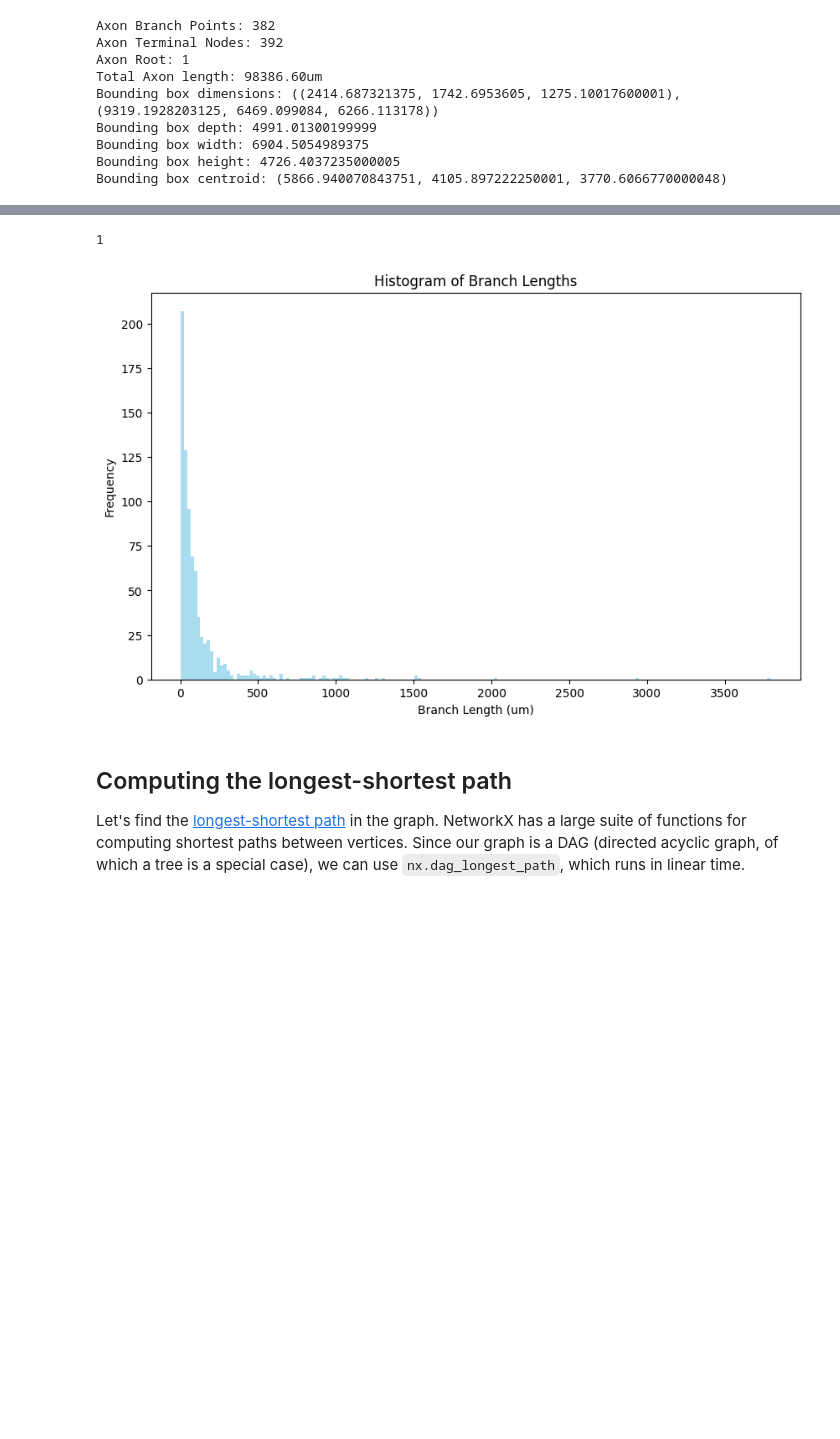
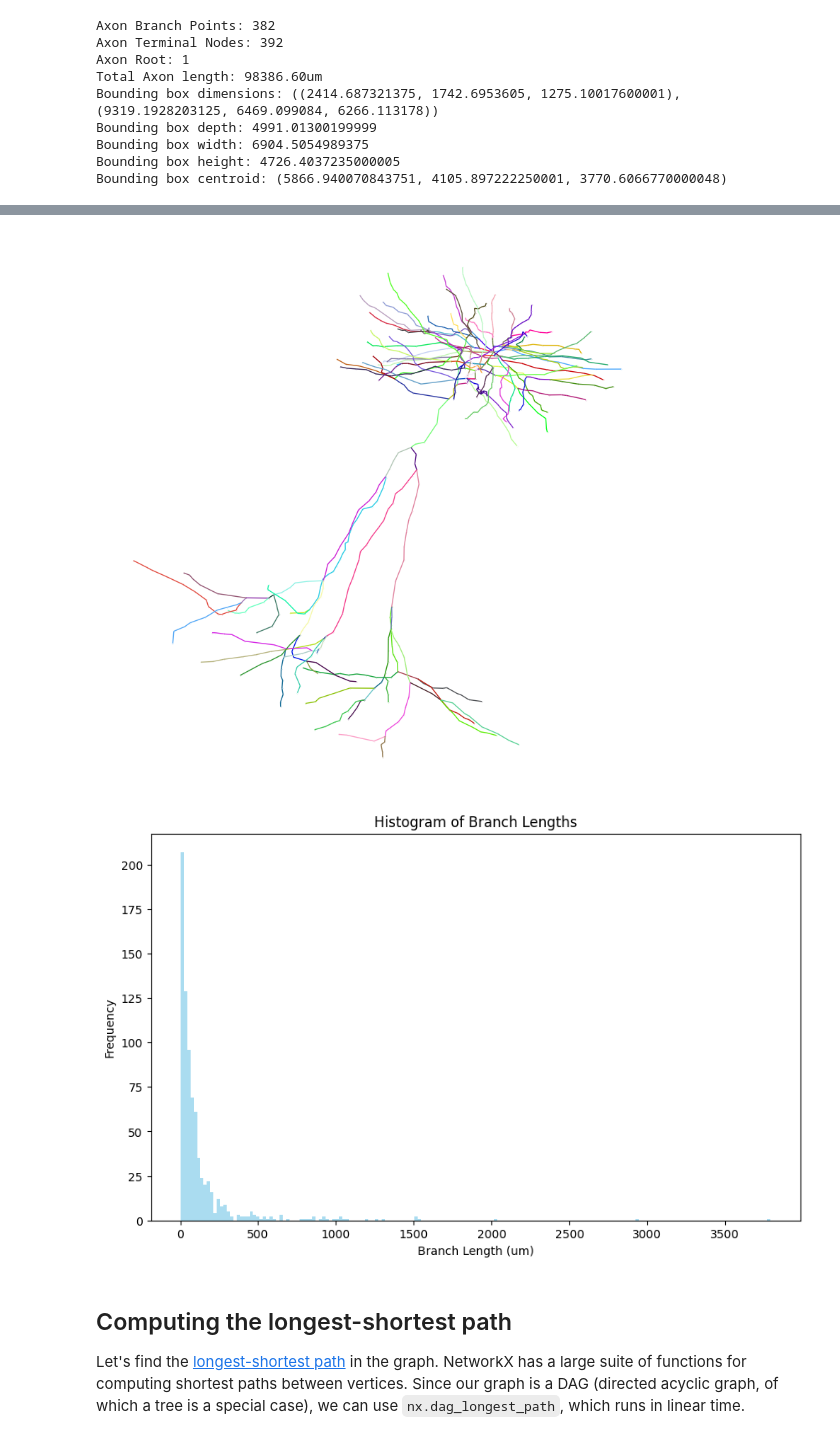
Before and after one commit to AllenNeuralDynamics/CNC-Exaspim-Workshop, a Jupyter notebook: code/networkx.ipynb, the cells around one changed output, grey strips where cells are left out. Cells and saved outputs as stored; diff of their text form; code cells hidden in the pictures; blank space fills up the shorter version.

```diff
--- a/code/networkx.ipynb
+++ b/code/networkx.ipynb
@@ -127,7 +135,7 @@ def json_to_digraph(file_path):
 
     return joined_graph
 # %%
-file_path = "../data/neuron_tracings/mouselight/AA0001.json"
+file_path = "../data/mouselight_reconstructions/AA0001.json"
 
 # Load the neuronal tree into a NetworkX graph
 graph = json_to_digraph(file_path)
@@ -137,7 +145,7 @@ print(list(graph.nodes(data=True))[:3])
 print(list(graph.edges(data=True))[:3])
 
 # basic validation function, which checks
-# if the graph is a directed tree with maximum in-degree equal to 1 (i.e., single root).
+# if the graph is a directed tree with maximum in-degree equal to 1 (i.e., at most one parent per node).
 assert nx.is_arborescence(graph)
 # %% [output]
 [(1, {'pos': (4625.3821881875, 2534.79472175, 2977.33168800001), 'radius': 1, 'structure_id': 1, 'allen_id': 974}), (2, {'pos': (4625.25035225, 2546.07543625, 2966.88777), 'radius': 1, 'structure_id': ...
@@ -397,10 +448,6 @@ Then, we plot a histogram of branch lengths
-# %%
-relevant_nodes = find_branch_points(graph) + find_terminals(graph)
-# %%
-next(graph.predecessors(2))
-# %% [output]
-1
 # %%
+import matplotlib.colors as mcolors
+
 def get_branches(graph):
     """
     Extract branches from the graph by tracing paths backwards from branch points and terminal nodes.
@@ -455,19 +502,51 @@ def calculate_branch_length(branch):
         total_length += edge_data.get('weight', 0.0)  # Add the edge's weight, defaulting to 0 if not present
 
     return total_length
+
+def plot_graph_branches(graph, branches):
+    """
+    Plots the branches of the graph in random colors using the 'pos' attribute of nodes for positioning.
+
+    Parameters:
+    graph (nx.Graph): The graph from which to plot the branches.
+    """
+
+    # Set up the plot
+    plt.figure(figsize=(10, 10))
+
+    # Retrieve positions from the 'pos' attribute of the nodes
+    pos = {node: graph.nodes[node]['pos'][:2] for node in graph.nodes}
+
+    # Generate random colors for each branch
+    colors = [ "#" + ''.join([random.choice('0123456789ABCDEF') for j in range(6)])
+               for _ in range(len(branches)) ]
+
+    for branch, color in zip(branches, colors):
+        # Extract nodes and edges from each branch
+        branch_nodes = {u for u, v, d in branch} | {v for u, v, d in branch}
+        branch_edges = [(u, v) for u, v, d in branch]
+
+        # Draw nodes and edges for each branch
+        nx.draw_networkx_nodes(graph, pos, nodelist=branch_nodes, node_color=[color], node_size=0.01)
+        nx.draw_networkx_edges(graph, pos, edgelist=branch_edges, arrows=False, width=1, edge_color=[color])
+
+    plt.axis('off')
+    plt.show()
 # %%
+plot_graph_branches(dendrite, get_branches(dendrite))
+
 branches = get_branches(axon)
-
 branch_lengths = [calculate_branch_length(branch) for branch in branches]
 
 plt.figure(figsize=(10, 6))
 plt.hist(branch_lengths, bins='auto', color='skyblue', alpha=0.7)
 plt.title("Histogram of Branch Lengths")
 plt.xlabel("Branch Length (um)")
 plt.ylabel("Frequency")
 plt.show()
 # %% [output]
-[figure, old version]
+[figure, new version]
+[figure, added]
 # %% [markdown]
 ## Computing the longest-shortest path
 
```
Also changed, not shown: parts of 35 cells of this notebook, 1 other file.
